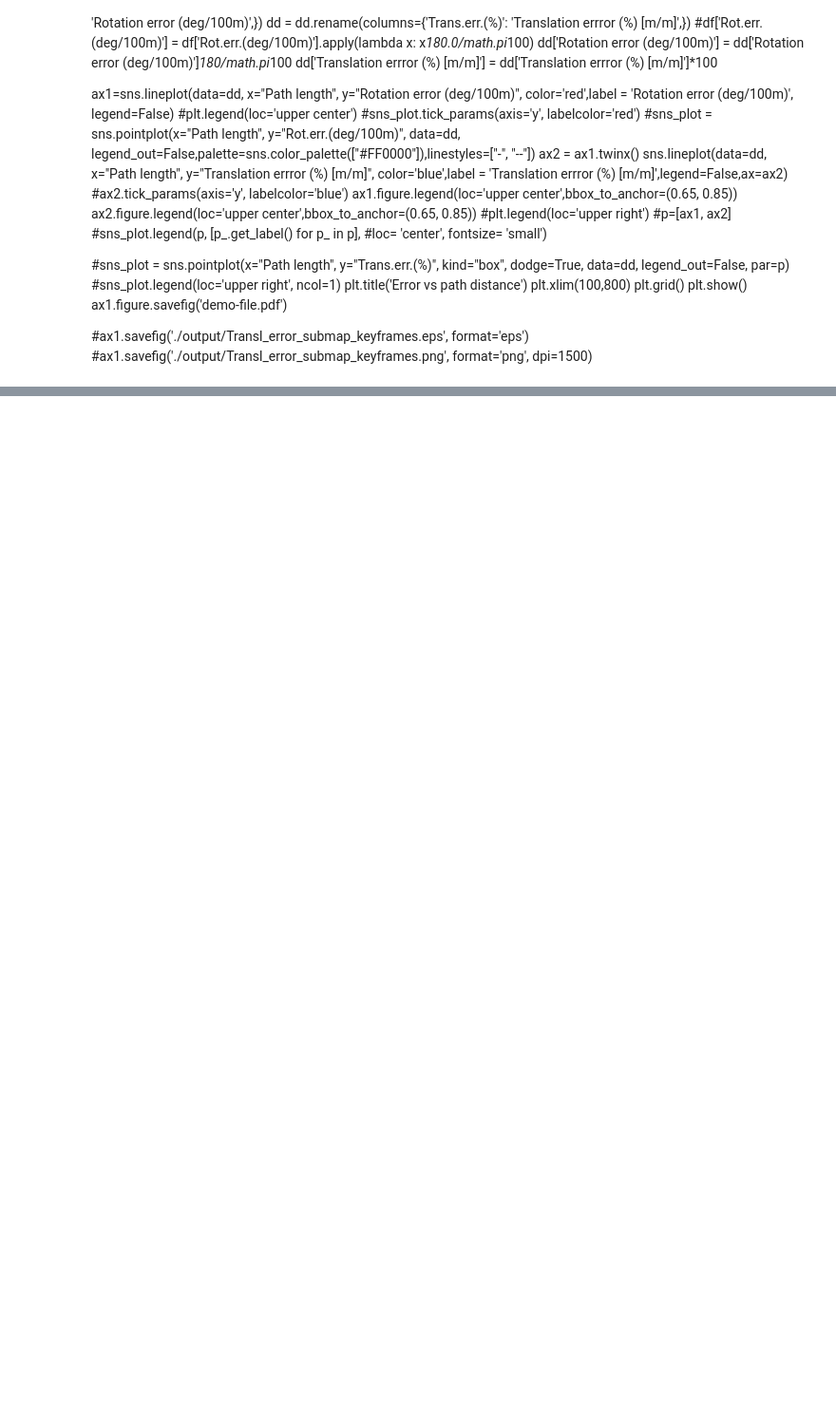
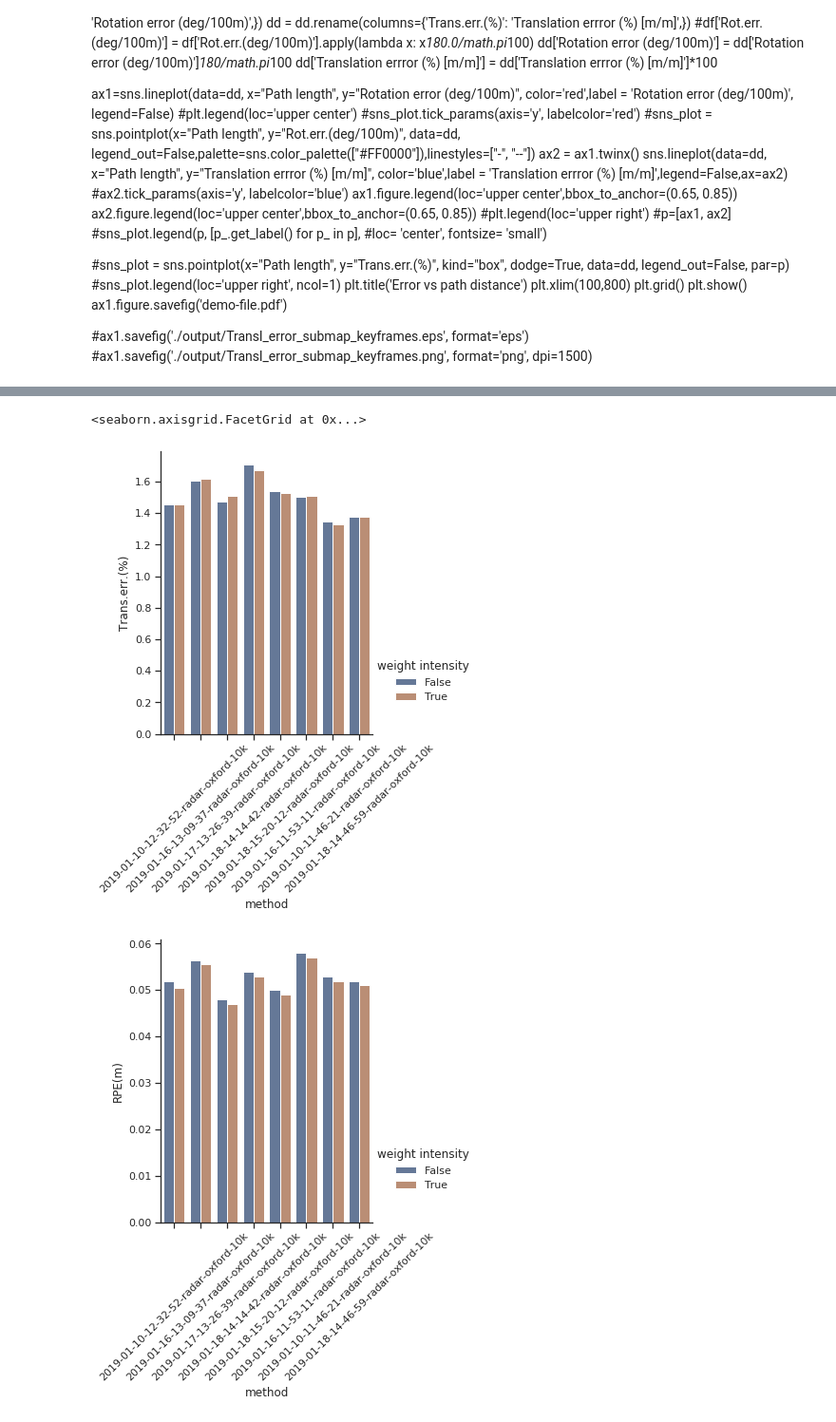
Before and after one commit to Samleo8/CFEAR_evaluation, a Jupyter notebook: all_sequences_eval/all_sequences_eval.ipynb, the cells around one changed output, grey strips where cells are left out. Shown at 95% size. Cells and saved outputs as stored; diff of their text form; code cells hidden in the pictures; blank space fills up the shorter version.

```diff
--- a/all_sequences_eval/all_sequences_eval.ipynb
+++ b/all_sequences_eval/all_sequences_eval.ipynb
@@ -125,0 +68,72 @@ RPE/ATE
+# %%
+
+
+#path=base_dir+method_dir
+
+#path="./oxford-cfear1_2021-09-22_18:18_eval.csv"
+#path="./oxford-cfear2_2021-09-22_18:20_eval.csv"
+#path="./oxford-cfear3_2021-09-22_18:22_eval.csv"
+#path="./mulran_cfear-1_2021-09-22_18:32_eval.csv"
+#path="./mulran_cfear-2_2021-09-22_18:33_eval.csv"
+#path="./mulran_cfear-3_2021-09-22_18:34_eval.csv"
+
+
+
+
+sns.set_theme(style="ticks", color_codes=True)
+sns.set(style="ticks")
+
+#### UNCOMMENT FOR MULRAN ####
+#cat_size_order = CategoricalDtype(
+#    [' KAIST01',' KAIST02',' KAIST03',' DCC01',' DCC02',' DCC03',' Riverside01',' Riverside02',' Riverside03'],
+#    ordered=True
+#)
+##############################
+
+#print(df['sequence'])
+#### UNCOMMENT FOR OXFORD ####
+#cat_size_order = CategoricalDtype(
+#    ["2019-01-10-12-32-52-radar-oxford-10k", "2019-01-16-13-09-37-radar-oxford-10k", "2019-01-17-13-26-39-radar-oxford-10k", "2019-01-18-14-14-42-radar-oxford-10k", "2019-01-18-15-20-12-radar-oxford-10k", "2019-01-16-11-53-11-radar-oxford-10k", "2019-01-10-11-46-21-radar-oxford-10k","2019-01-18-14-46-59-radar-oxford-10k"],
+#    ordered=True
+cat_size_order = CategoricalDtype(
+    ["10-12-32", "16-13-09", "17-13-26", "18-14-14", "18-15-20", "16-11-53", "10-11-46","18-14-46"],
+    ordered=True
+)
+##############################
+
+df['sequence'] = df["sequence"].astype(cat_size_order)
+df=df.sort_values('sequence')
+#print(df["Trans.err.(%)"])
+#print(df)
+df['setting'] = df.apply (lambda row: "after", axis=1)
+df['for_copy'] = df.apply (lambda row: str(row["Trans.err.(%)"])+"/"+str(row["Rot.err.(deg/100m)"]), axis=1)
+df['for_copy_ATE'] = df.apply (lambda row: str(row["RPE(m)"])+"/"+str(row["ATE(m)"]), axis=1)
+df = df.rename(columns={'resolution r': 'resolution r [m]'})
+
+g = sns.catplot(x="method", y="Trans.err.(%)",hue="weight intensity",
+                data=df, saturation=.5,
+                kind="bar", ci=None, aspect=1)
+g.set_xticklabels(rotation=45)
+
+
+g = sns.catplot(x="method", y="RPE(m)",hue="weight intensity",
+                data=df, saturation=.5,
+                kind="bar", ci=None, aspect=1)
+g.set_xticklabels(rotation=45)
+
+#sns.scatterplot(data=df, x="sequence", y="Trans.err.(%)", hue="setting")
+#plt.xticks(rotation=45)
+#print("Trans.err.(%)"+str(df["Trans.err.(%)"].mean()))
+#print("Rot.err.(deg/100m)"+str(df["Rot.err.(deg/100m)"].mean()))
+#print("RPE [m]"+str(df["RPE(m)"].mean()))
+#print("ATE [m]"+str(df["ATE(m)"].mean()))
+##print("Sequences: ")
+##print(df["sequence"].values)
+##print("Trans.err.(%) "+str(df["Trans.err. [%]"].values))
+##print(df["for_copy"].values)
+##print("RPE/ATE")
+##print(df["for_copy_ATE"].values)
+#print(df["for_copy"].transpose().to_latex(index=False))
+##print(df["Rot.err.(deg/100m)"])
+##print(df["sequence"].to_numpy())
+# %% [output]
@@ -125,0 +157,3 @@ RPE/ATE
+<seaborn.axisgrid.FacetGrid at 0x...>
+[figure, added]
+[figure, added]
```
Also changed, not shown: parts of 3 cells of this notebook.
